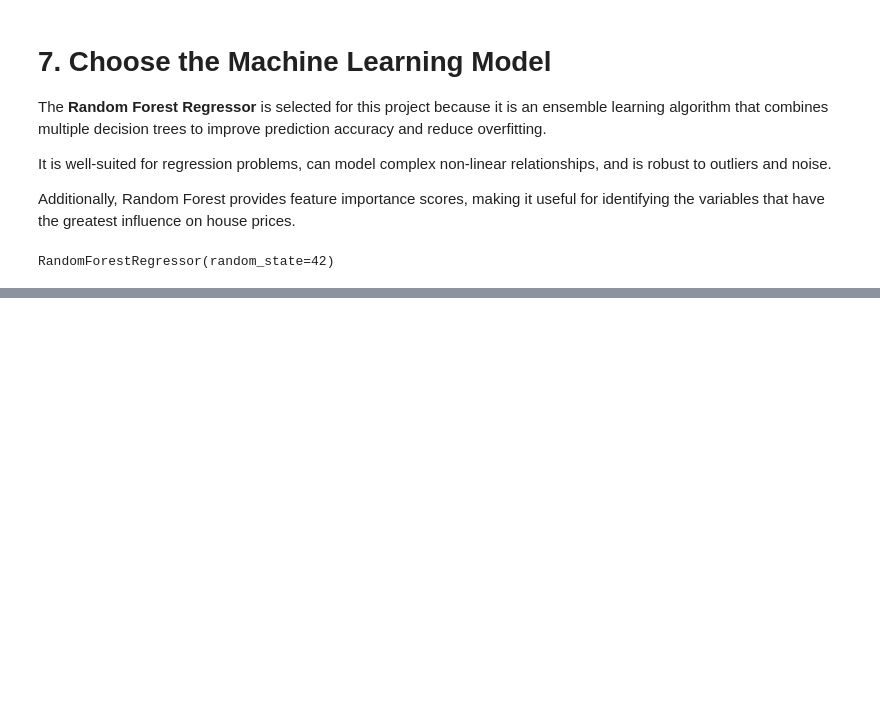
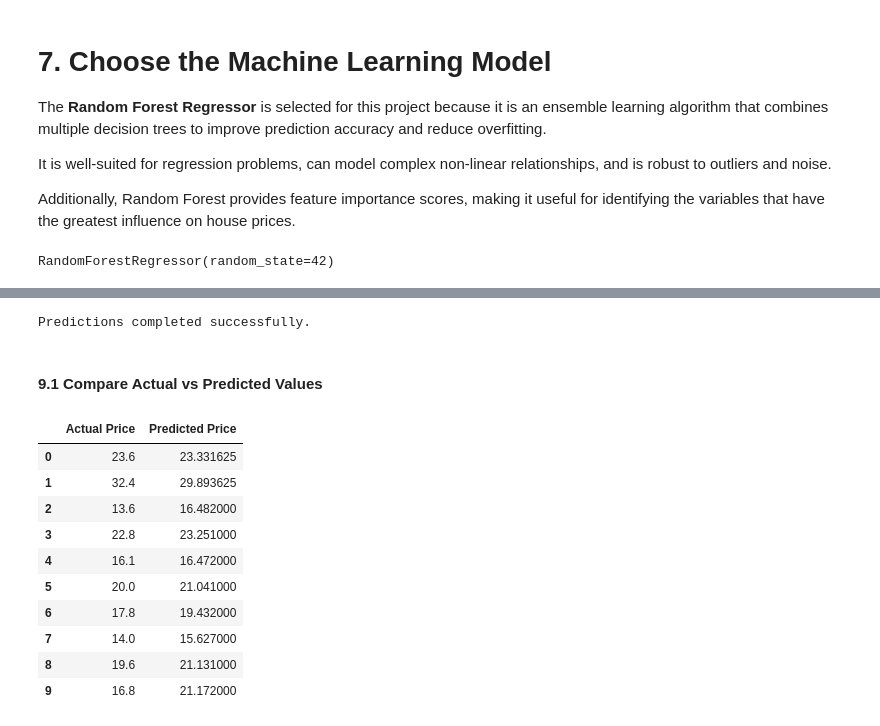
Before and after one commit to Clinton1029/Bostonhousing1, a Jupyter notebook: Bostonhousing.ipynb, the cells around one changed output, grey strips where cells are left out. Drawn from its saved outputs; the diff is of its cells as text; code cells hidden in the pictures; blank space fills up the shorter version.

```diff
--- a/Bostonhousing.ipynb
+++ b/Bostonhousing.ipynb
@@ -575,0 +582,5 @@ RandomForestRegressor(random_state=42)
+# %%
+# Train the Random Forest Regressor
+model.fit(X_train, y_train)
+
+print("Model training completed successfully.")
@@ -575,0 +595,29 @@ RandomForestRegressor(random_state=42)
+# %%
+# Make predictions on the test set
+y_pred = model.predict(X_test)
+
+print("Predictions completed successfully.")
+# %% [output]
+Predictions completed successfully.
+# %% [markdown]
+#### 9.1 Compare Actual vs Predicted Values
+# %%
+# Compare the actual and predicted values
+predictions = pd.DataFrame({
+    "Actual Price": y_test.values,
+    "Predicted Price": y_pred
+})
+
+predictions.head(10)
+# %% [output]
+|  | Actual Price | Predicted Price |
+| 0 | 23.6 | 23.331625 |
+| 1 | 32.4 | 29.893625 |
+| 2 | 13.6 | 16.482000 |
+| 3 | 22.8 | 23.251000 |
+| 4 | 16.1 | 16.472000 |
+| 5 | 20.0 | 21.041000 |
+| 6 | 17.8 | 19.432000 |
+| 7 | 14.0 | 15.627000 |
+| 8 | 19.6 | 21.131000 |
+| 9 | 16.8 | 21.172000 |
```
Also changed, not shown: parts of 3 cells of this notebook.
